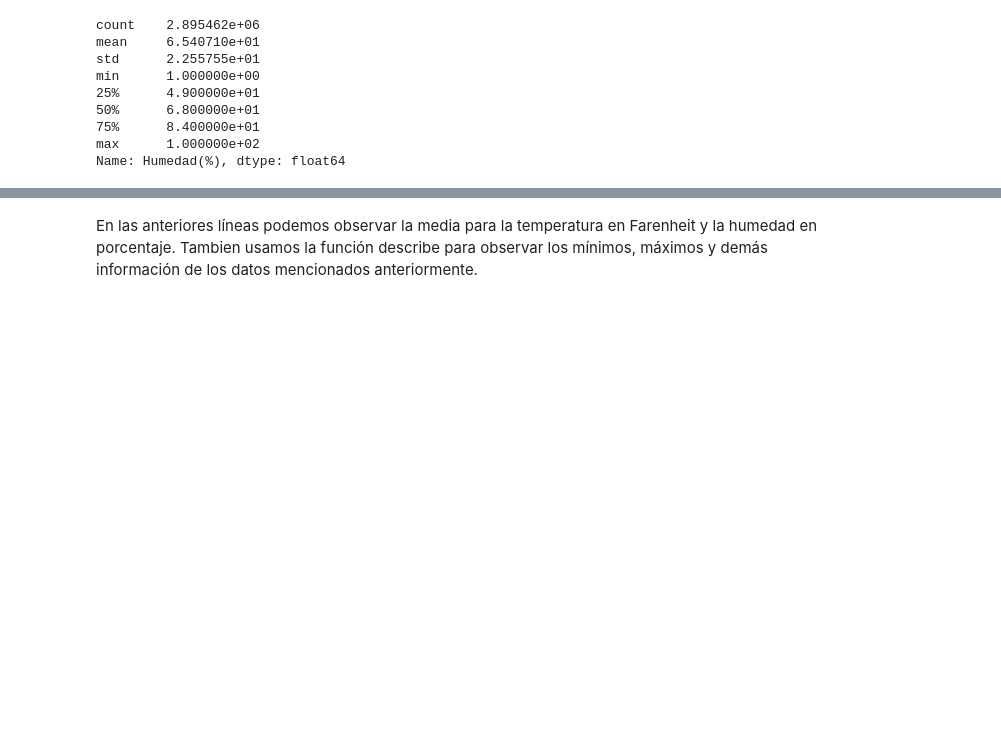
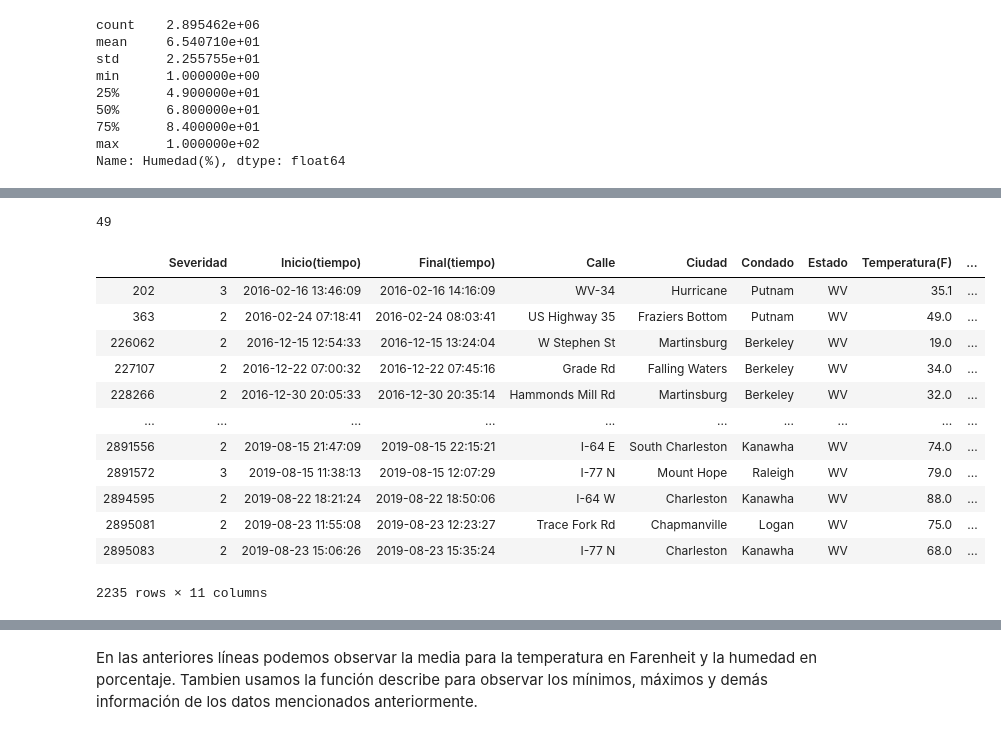
Before and after one commit to ProyectoFinalMineria/BaseDatos, a Jupyter notebook: BD US acc.ipynb, the cells around one changed output, grey strips where cells are left out. Drawn from its saved outputs; the diff is of its cells as text; code cells hidden in the pictures; blank space fills up the shorter version.

```diff
--- a/BD US acc.ipynb
+++ b/BD US acc.ipynb
@@ -337,0 +353,31 @@ Name: Humedad(%), dtype: float64
+# %%
+z=0
+cont=0
+base=[]
+for a in basedatosnew.Estado.unique():
+    z=z+1
+    cont=0
+    for b in basedatosnew.Estado:
+        if z>50:
+            break
+        if a==b and cont==0:
+
+            cont=1
+            base.append(basedatosnew[basedatosnew["Estado"]==a])
+print(z)
+base[1]
+# %% [output]
+49
+|  | Severidad | Inicio(tiempo) | Final(tiempo) | Calle | Ciudad | Condado | Estado | Temperatura(F) | ... |
+| 202 | 3 | 2016-02-16 13:46:09 | 2016-02-16 14:16:09 | WV-34 | Hurricane | Putnam | WV | 35.1 | ... |
+| 363 | 2 | 2016-02-24 07:18:41 | 2016-02-24 08:03:41 | US Highway 35 | Fraziers Bottom | Putnam | WV | 49.0 | ... |
+| 226062 | 2 | 2016-12-15 12:54:33 | 2016-12-15 13:24:04 | W Stephen St | Martinsburg | Berkeley | WV | 19.0 | ... |
+| 227107 | 2 | 2016-12-22 07:00:32 | 2016-12-22 07:45:16 | Grade Rd | Falling Waters | Berkeley | WV | 34.0 | ... |
+| 228266 | 2 | 2016-12-30 20:05:33 | 2016-12-30 20:35:14 | Hammonds Mill Rd | Martinsburg | Berkeley | WV | 32.0 | ... |
+| ... | ... | ... | ... | ... | ... | ... | ... | ... | ... |
+| 2891556 | 2 | 2019-08-15 21:47:09 | 2019-08-15 22:15:21 | I-64 E | South Charleston | Kanawha | WV | 74.0 | ... |
+| 2891572 | 3 | 2019-08-15 11:38:13 | 2019-08-15 12:07:29 | I-77 N | Mount Hope | Raleigh | WV | 79.0 | ... |
+| 2894595 | 2 | 2019-08-22 18:21:24 | 2019-08-22 18:50:06 | I-64 W | Charleston | Kanawha | WV | 88.0 | ... |
+| 2895081 | 2 | 2019-08-23 11:55:08 | 2019-08-23 12:23:27 | Trace Fork Rd | Chapmanville | Logan | WV | 75.0 | ... |
+| 2895083 | 2 | 2019-08-23 15:06:26 | 2019-08-23 15:35:24 | I-77 N | Charleston | Kanawha | WV | 68.0 | ... |
+2235 rows × 11 columns
```
Also changed, not shown: parts of 7 cells of this notebook.
